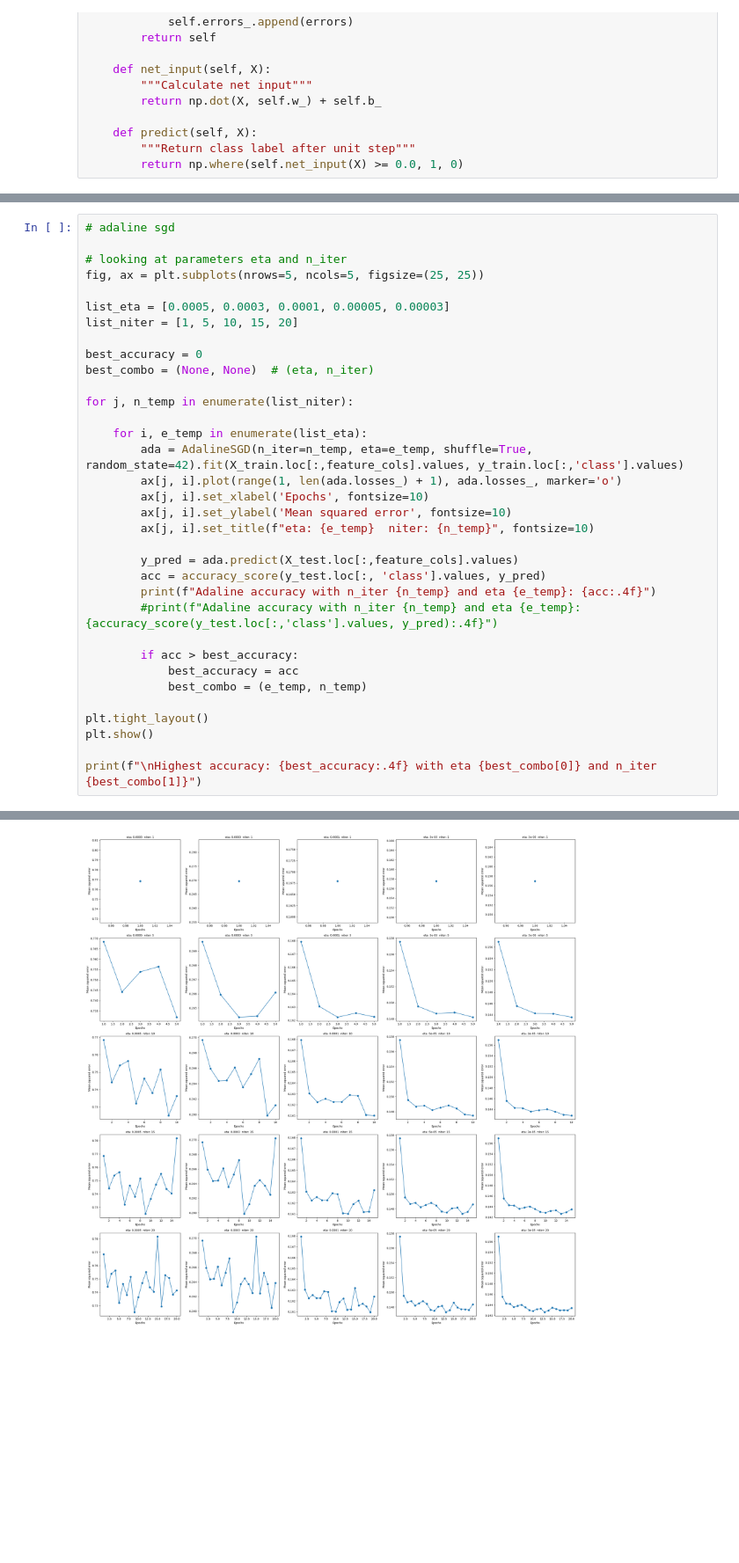
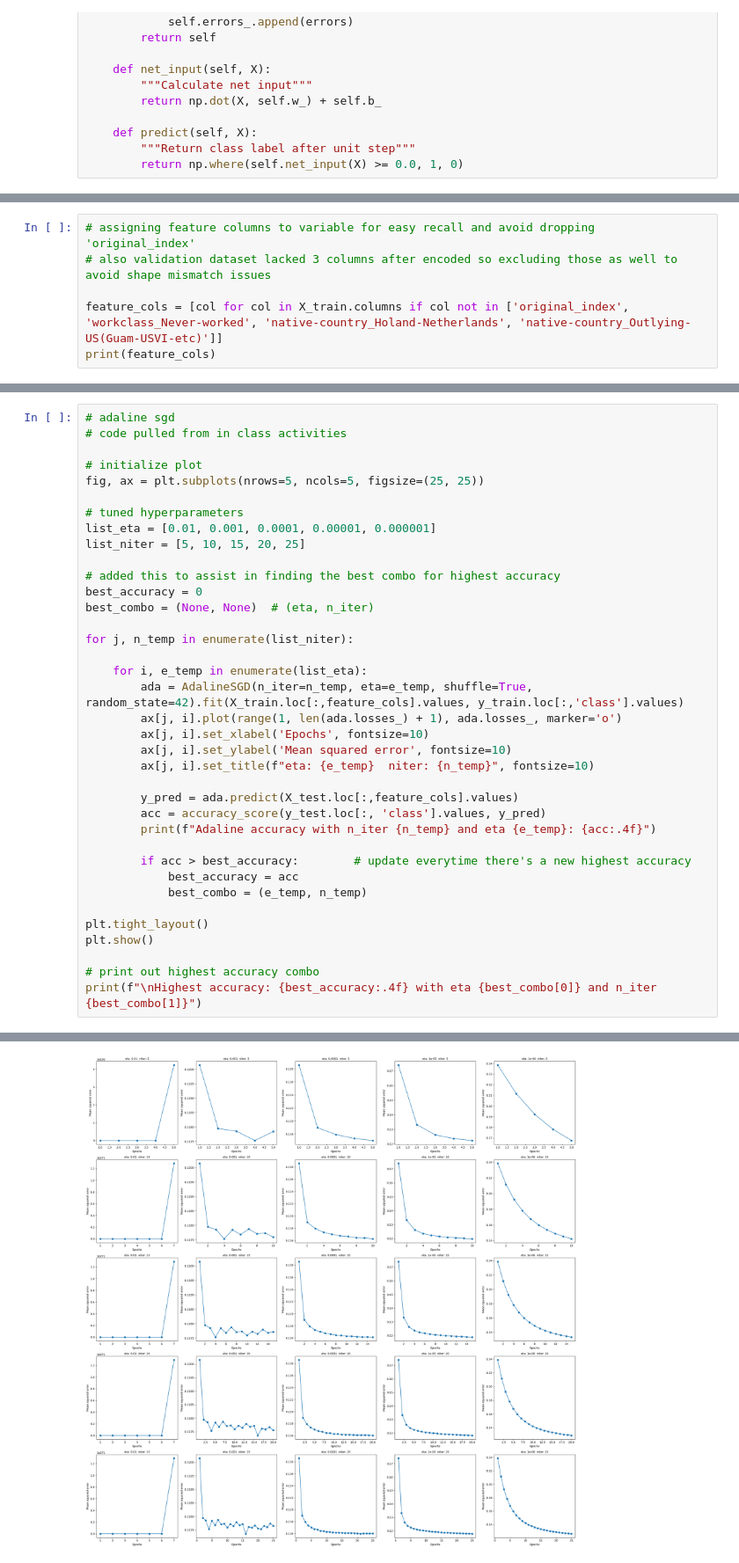
Before and after one commit to benmikeand/DASC41103_projects_team2, a Jupyter notebook: projects/project_1/code/perceptron_adaline.ipynb, the cells around one changed output, grey strips where cells are left out. Shown at 88% size. Saved outputs shown, nothing was run; the diff lists cells and outputs as text; blank space fills up the shorter version.

Commit message:
Updating Perceptron and Adaline code to match the best most recent versions.

```diff
--- a/projects/project_1/code/perceptron_adaline.ipynb
+++ b/projects/project_1/code/perceptron_adaline.ipynb
@@ -324,0 +295,6 @@ feature_cols = ['age', 'workclass',
+# %%
+# assigning feature columns to variable for easy recall and avoid dropping 'original_index'
+# also validation dataset lacked 3 columns after encoded so excluding those as well to avoid shape mismatch issues
+
+feature_cols = [col for col in X_train.columns if col not in ['original_index', 'workclass_Never-worked', 'native-country_Holand-Netherlands', 'native-country_Outlying-US(Guam-USVI-etc)']]
+print(feature_cols)
@@ -325,12 +362,15 @@ feature_cols = ['age', 'workclass',
 # %%
 # adaline sgd
+# code pulled from in class activities
 
-# looking at parameters eta and n_iter
+# initialize plot
 fig, ax = plt.subplots(nrows=5, ncols=5, figsize=(25, 25))
 
-list_eta = [0.0005, 0.0003, 0.0001, 0.00005, 0.00003]
-list_niter = [1, 5, 10, 15, 20]
+# tuned hyperparameters
+list_eta = [0.01, 0.001, 0.0001, 0.00001, 0.000001]
+list_niter = [5, 10, 15, 20, 25]
 
+# added this to assist in finding the best combo for highest accuracy
 best_accuracy = 0
 best_combo = (None, None)  # (eta, n_iter)
 
@@ -346,14 +386,14 @@ for j, n_temp in enumerate(list_niter):
         y_pred = ada.predict(X_test.loc[:,feature_cols].values)
         acc = accuracy_score(y_test.loc[:, 'class'].values, y_pred)
         print(f"Adaline accuracy with n_iter {n_temp} and eta {e_temp}: {acc:.4f}")
-        #print(f"Adaline accuracy with n_iter {n_temp} and eta {e_temp}: {accuracy_score(y_test.loc[:,'class'].values, y_pred):.4f}")
 
-        if acc > best_accuracy:
+        if acc > best_accuracy:        # update everytime there's a new highest accuracy
             best_accuracy = acc
             best_combo = (e_temp, n_temp)
 
 plt.tight_layout()
 plt.show()
 
+# print out highest accuracy combo
 print(f"\nHighest accuracy: {best_accuracy:.4f} with eta {best_combo[0]} and n_iter {best_combo[1]}")
 # %% [output]
@@ -377 +425 @@ Adaline accuracy with n_iter 20 and eta 3e-05: 0.8148
-[figure, old version]
+[figure, new version]
```
Also changed, not shown: parts of 26 cells of this notebook, 1 other file.
